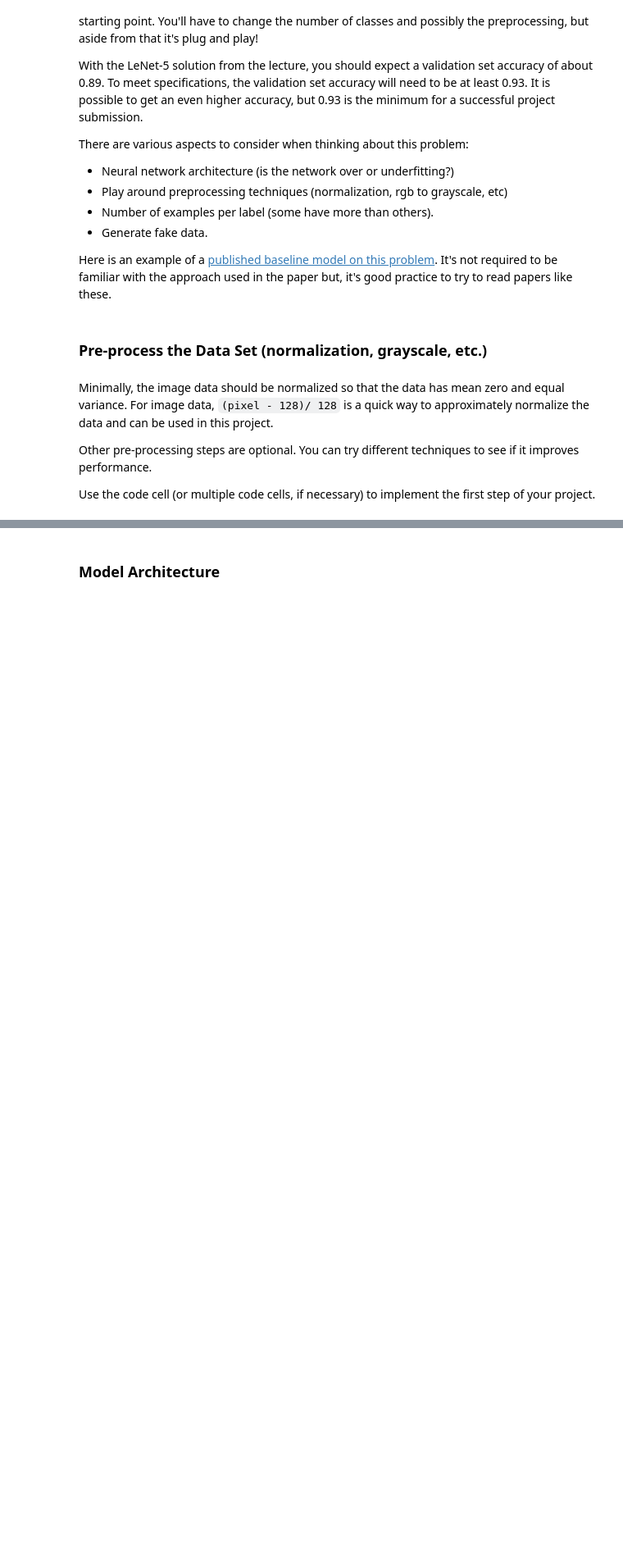
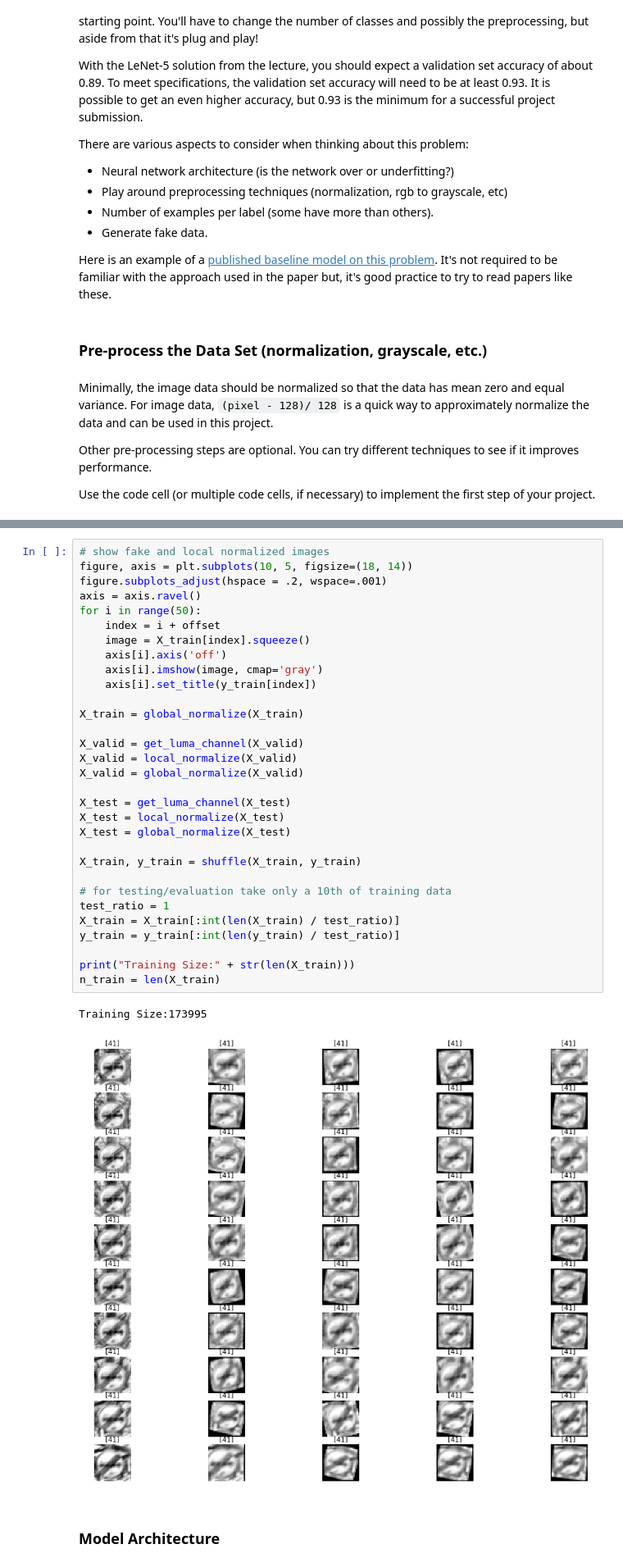
Before and after one commit to monsieurmona/CarND-Traffic-Sign-Classifier-Project, a Jupyter notebook: Traffic_Sign_Classifier.ipynb, the cells around one changed output, grey strips where cells are left out. Shown at 82% size. Saved outputs shown, nothing was run; the diff lists cells and outputs as text; blank space fills up the shorter version.

```diff
--- a/Traffic_Sign_Classifier.ipynb
+++ b/Traffic_Sign_Classifier.ipynb
@@ -145,2 +330,36 @@ Use the code cell (or multiple code cells, if necessary) to implement the first
+# %%
+# show fake and local normalized images
+figure, axis = plt.subplots(10, 5, figsize=(18, 14))
+figure.subplots_adjust(hspace = .2, wspace=.001)
+axis = axis.ravel()
+for i in range(50):
+    index = i + offset
+    image = X_train[index].squeeze()
+    axis[i].axis('off')
+    axis[i].imshow(image, cmap='gray')
+    axis[i].set_title(y_train[index])
+
+X_train = global_normalize(X_train)
+
+X_valid = get_luma_channel(X_valid)
+X_valid = local_normalize(X_valid)
+X_valid = global_normalize(X_valid)
+
+X_test = get_luma_channel(X_test)
+X_test = local_normalize(X_test)
+X_test = global_normalize(X_test)
+
+X_train, y_train = shuffle(X_train, y_train)
+
+# for testing/evaluation take only a 10th of training data
+test_ratio = 1
+X_train = X_train[:int(len(X_train) / test_ratio)]
+y_train = y_train[:int(len(y_train) / test_ratio)]
+
+print("Training Size:" + str(len(X_train)))
+n_train = len(X_train)
+# %% [output]
+Training Size:173995
+[figure, added]
 # %% [markdown]
 ### Model Architecture
```
Also changed, not shown: parts of 14 cells of this notebook, 16 other files.
